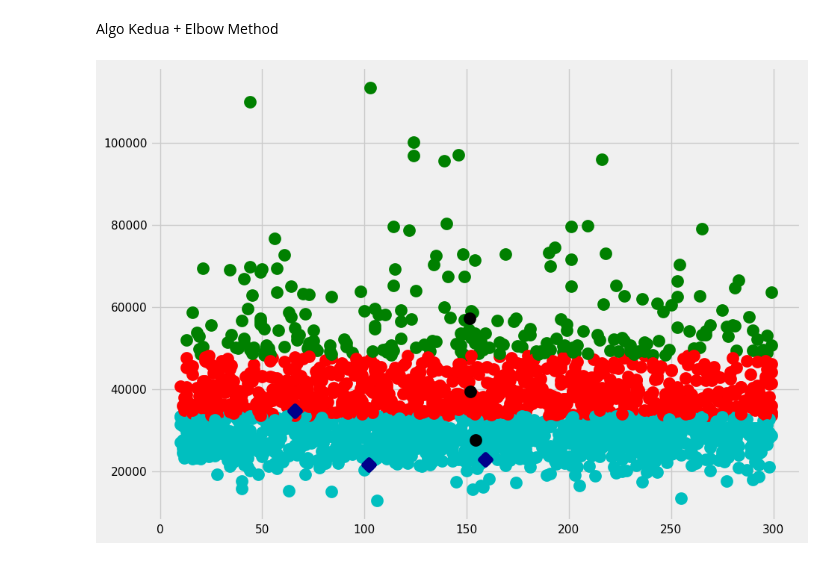
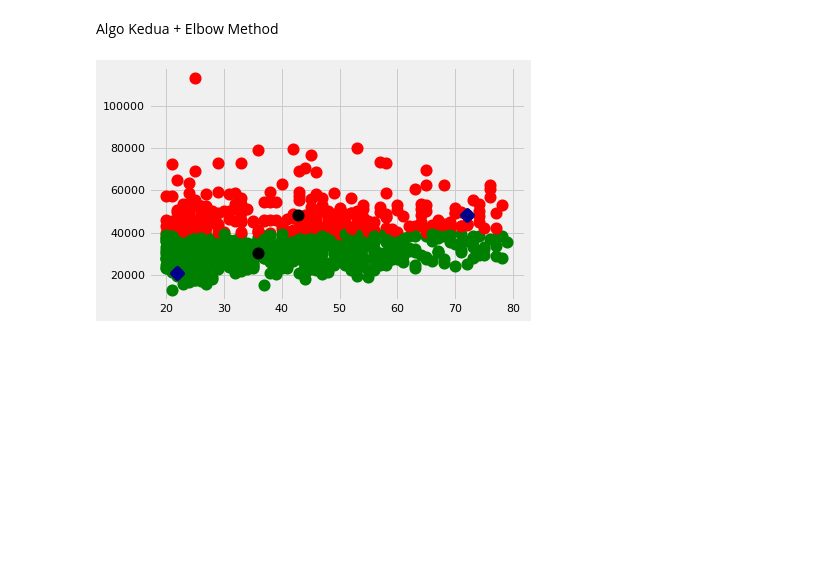
Before and after one commit to farisazizy/Artificial-Intelligence, a Jupyter notebook: clustering.ipynb, the cells around one changed output. Cells and saved outputs as stored; diff of their text form; code cells hidden in the pictures; blank space fills up the shorter version.

```diff
--- a/clustering.ipynb
+++ b/clustering.ipynb
@@ -172,7 +198,7 @@ filterwarnings('ignore')
 # %%
-data = df[['Lama_Berlangganan', 'Premi']].copy()
-data = data.drop(data[data.Premi == data.Premi.min()].index)
-data = data.drop(data[data.Premi == data.Premi.min()].index)
-data = data[:2000] #Hanya menggunakan 2000 data
+df1 = df[['Umur', 'Premi']].copy()
+df1 = df1.drop(df1[df1.Premi == df1.Premi.min()].index)
+#data = data.drop(data[data.Premi == data.Premi.min()].index)
+df1 = df1[:1000] #Hanya menggunakan 1000 data
 # %%
 plt.figure(figsize=(6, 6))
@@ -295,17 +236,17 @@ def plot(data,k,index,centroids,orig_centroids):
         plt.scatter(orig_centroids[centroid][0],orig_centroids[centroid][1],marker="D", color="DarkBlue", s=50, linewidths=5)
 # %%
 class K_Means:
-    def __init__(self,k,data,centeriod_init=None):
+    def __init__(self,k,data,centroid_init=None):
         self.k = k
         self.data = data
-        self.centeriod_init = centeriod_init
+        self.centroid_init = centroid_init
 
-    def initialise_centroids(self,centeriod_init,k,data):
+    def initialise_centroids(self,centroid_init,k,data):
         ## 3 ways to initialize centroides
-        if(self.centeriod_init == 'random'):
+        if(self.centroid_init == 'random'):
             initial_centroids = np.random.permutation(data.shape[0])[:self.k]
             self.centroids = data[initial_centroids]
-        elif(self.centeriod_init == 'firstk'):
+        elif(self.centroid_init == 'firstk'):
             self.centroids = data[:k]
         else:
             for i in range(self.k):
@@ -316,26 +257,30 @@ class K_Means:
         m = np.shape(data)[0]
         cluster_assignments = np.mat(np.zeros((m,2)))
 
-        cents = self.initialise_centroids(self.centeriod_init,self.k,data)
+        cents = self.initialise_centroids(self.centroid_init,self.k,data)
 
         # Preserve original centroids
         cents_orig = cents.copy()
         changed = True
         num_iter = 0
 
-        while changed and num_iter<100:
+        while changed and num_iter < 100:
             changed = False
+
             # for each row in the dataset
             for i in range(m):
+
                 # Track minimum distance and vector index of associated cluster
                 min_dist = np.inf
                 min_index = -1
+
                 #calculate distance
                 for j in range(self.k):
                     dist_ji = euclidean_dist(cents[j,:],data[i,:])
                     if(dist_ji < min_dist):
                         min_dist = dist_ji
                         min_index = j
+
                     # Check if cluster assignment of instance has changed
                     if cluster_assignments[i, 0] != min_index:
                         changed = True
@@ -355,14 +300,16 @@ class K_Means:
          # Return important stuff when done
         return cents, cluster_assignments, num_iter, cents_orig
 # %%
-kmeans = K_Means(k=3, data = new, centeriod_init='random')
+new = df1.to_numpy()
+kmeans = K_Means(k=2, data = new, centroid_init='random')
 centroids, cluster_assignments, iters, orig_centroids = kmeans.fit(new)
 index = cluster_assignments[:,0] ## This has the cluster assignment 0,1,....
 distance = cluster_assignments[:,1]  ## This has the distance from their respective centroides for evaluation purposes
-k=3
+
+k=2
 plot(new,k,index,centroids,orig_centroids)
 # %% [output]
-[figure, old version]
+[figure, new version]
 # %%
 costs = []
 for i in range(10):
```
Also changed, not shown: parts of 8 cells of this notebook.
